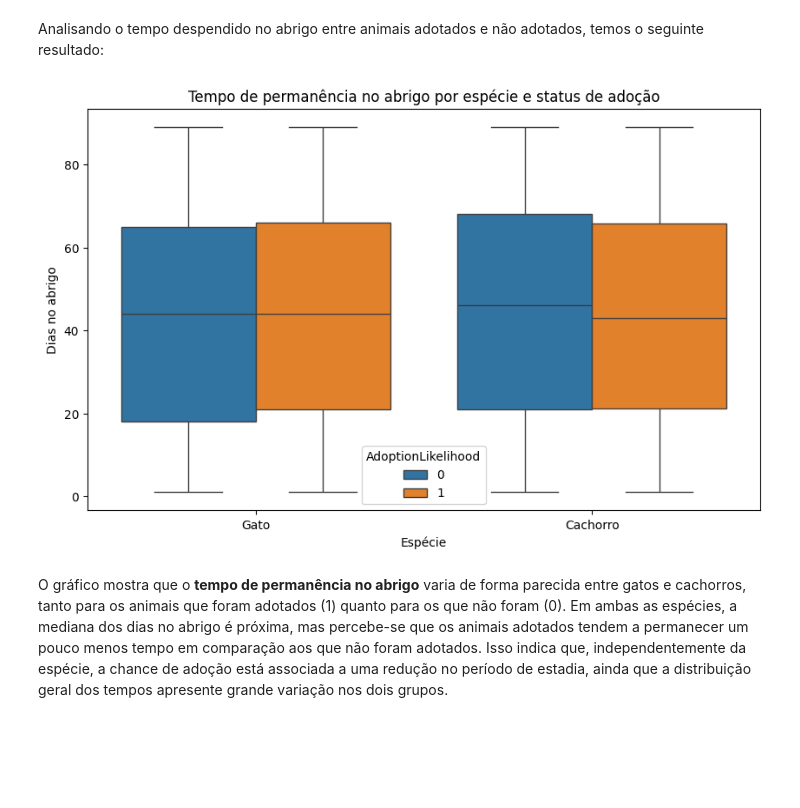
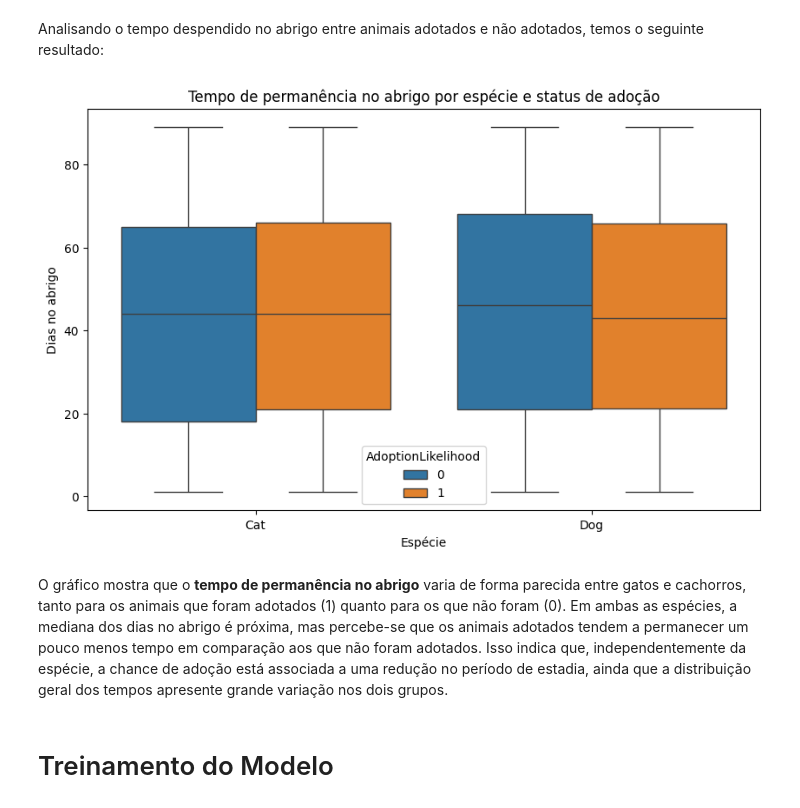
Before and after one commit to SabrinaMFTC/Artificial-Intelligence, a Jupyter notebook: trab_ia.ipynb, the cells around one changed output. Cells and saved outputs as stored; diff of their text form; code cells hidden in the pictures; blank space fills up the shorter version.

```diff
--- a/trab_ia.ipynb
+++ b/trab_ia.ipynb
@@ -194,6 +194,8 @@ plt.show()
 A distribuição de idades de gatos e cachorros no dataset mostra-se bastante semelhante, sem grandes diferenças estruturais entre as espécies. Observa-se uma leve predominância de jovens adultos, especialmente entre 60 e 80 meses (~5 a 6 anos), além de uma concentração expressiva de indivíduos jovens até 25 meses, com os cachorros ligeiramente mais representados nessa faixa inicial. Já nas idades mais avançadas, acima de 150 meses (cerca de 12 anos), ainda há presença significativa de animais idosos em ambos os grupos, indicando que o conjunto de dados não está enviesado apenas para filhotes.
 # %% [markdown]
 Agora, vamos comparar a probabilidade de adoção entre gatos e cachorros.
+# %%
+combined = pd.concat([cats, dogs], ignore_index=True)
 # %%
 plt.figure(figsize=(6,4))
 sns.barplot(
@@ -235,12 +235,14 @@ O boxplot mostra que o tempo de permanência no abrigo é semelhante entre gatos
 Analisando o tempo despendido no abrigo entre animais adotados e não adotados, temos o seguinte resultado:
 # %%
 plt.figure(figsize=(10,6))
-sns.boxplot(x="Species", y="TimeInShelterDays", hue="AdoptionLikelihood", data=combined)
+sns.boxplot(x="PetType", y="TimeInShelterDays", hue="AdoptionLikelihood", data=combined)
 plt.title("Tempo de permanência no abrigo por espécie e status de adoção")
 plt.ylabel("Dias no abrigo")
 plt.xlabel("Espécie")
 plt.show()
 # %% [output]
-[figure, old version]
+[figure, new version]
 # %% [markdown]
 O gráfico mostra que o **tempo de permanência no abrigo** varia de forma parecida entre gatos e cachorros, tanto para os animais que foram adotados (1) quanto para os que não foram (0). Em ambas as espécies, a mediana dos dias no abrigo é próxima, mas percebe-se que os animais adotados tendem a permanecer um pouco menos tempo em comparação aos que não foram adotados. Isso indica que, independentemente da espécie, a chance de adoção está associada a uma redução no período de estadia, ainda que a distribuição geral dos tempos apresente grande variação nos dois grupos.
+# %% [markdown]
+# Treinamento do Modelo
```
Also changed, not shown: parts of 22 cells of this notebook.
